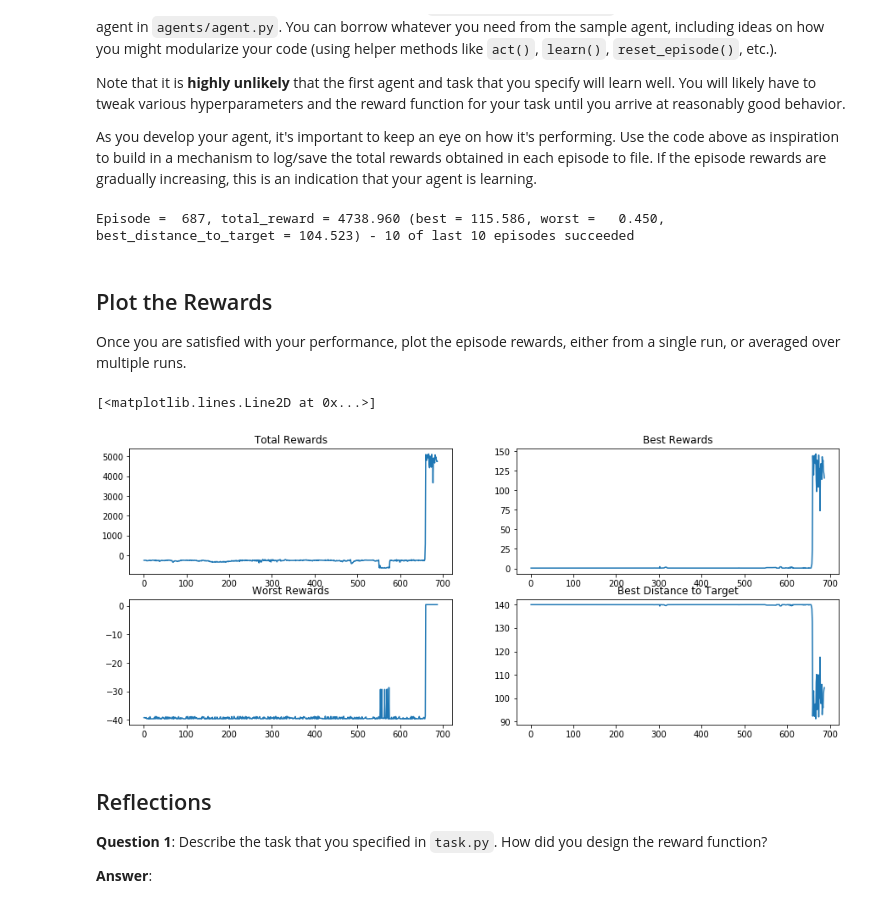
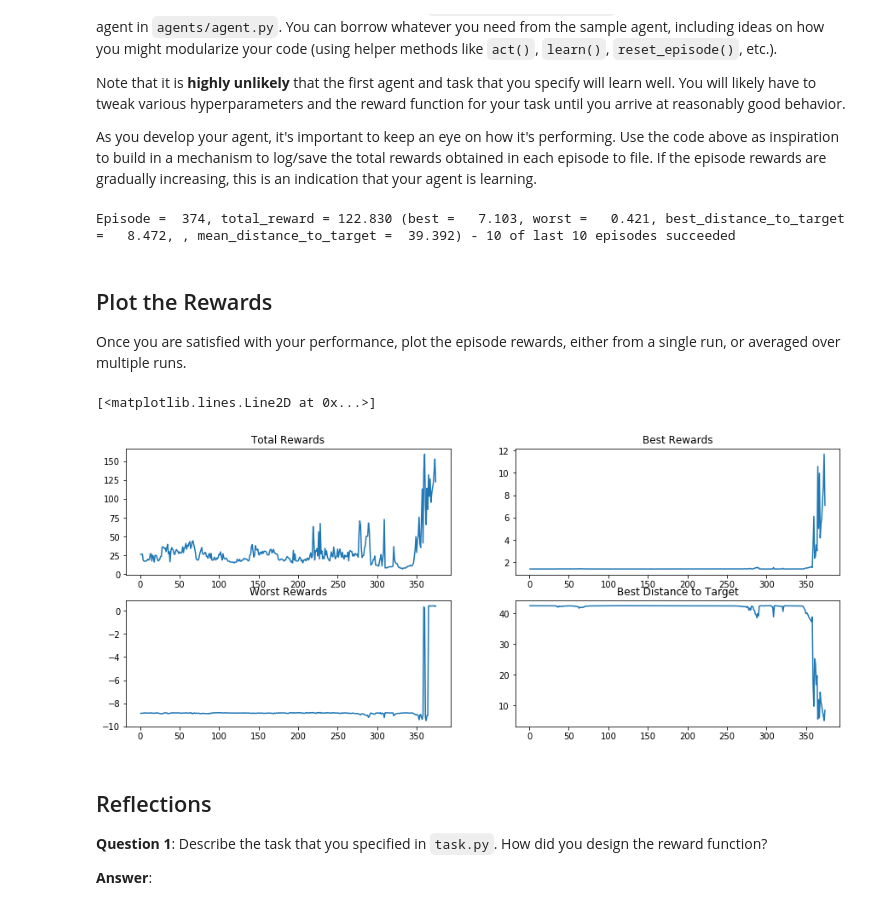
Before and after one commit to treybean/RL-Quadcopter-2, a Jupyter notebook: Quadcopter_Project.ipynb, the cells around one changed output. Saved outputs shown, nothing was run; the diff lists cells and outputs as text; code cells hidden in the pictures.

Commit message:
Successfully trained copter to fly to target for 10 consecutive episodes

```diff
--- a/Quadcopter_Project.ipynb
+++ b/Quadcopter_Project.ipynb
@@ -215,11 +215,18 @@ Note that it is **highly unlikely** that the first agent and task that you speci
 
 As you develop your agent, it's important to keep an eye on how it's performing. Use the code above as inspiration to build in a mechanism to log/save the total rewards obtained in each episode to file.  If the episode rewards are gradually increasing, this is an indication that your agent is learning.
 # %%
+import sys
+import numpy as np
+import pandas as pd
+from task import Task
 from agents.agent import DDPG
 
-num_episodes = 1000
-target_pos = np.array([0., 0., 150.])
-task = Task(target_pos=target_pos)
+import matplotlib.pyplot as plt
+%matplotlib inline
+
+num_episodes = 3000
+target_pos = np.array([10., 10., 50.])
+task = Task(target_pos=target_pos, runtime=10.0)
 agent = DDPG(task)
 
 episodes = []
@@ -229,7 +236,10 @@ for i_episode in range(1, num_episodes+1):
     best_reward = -np.inf
     worst_reward = np.inf
     best_distance_to_target = np.inf
+    mean_distance_to_target = 0
     steps = []
+    distances = []
+    step_count = 0
 
     # start a new episode
     state = agent.reset_episode()
@@ -244,7 +254,11 @@ for i_episode in range(1, num_episodes+1):
         total_reward += reward
         best_reward = max(best_reward, reward)
         worst_reward = min(worst_reward, reward)
-        best_distance_to_target = min(best_distance_to_target, task._distance_to_target())
+        distance_to_target = task._distance_to_target()
+        distances.append(distance_to_target)
+        best_distance_to_target = min(best_distance_to_target, distance_to_target)
+        mean_distance_to_target = (step_count * mean_distance_to_target + distance_to_target) / (step_count + 1)
+        step_count += 1
 
         # Take action
         agent.step(action, reward, next_state, done)
@@ -256,49 +270,51 @@ for i_episode in range(1, num_episodes+1):
                              best_reward,
                              worst_reward,
                              best_distance_to_target,
+                             mean_distance_to_target,
+                             distances,
                              len(steps),
                              steps,
-                             best_reward >= 100)) # Success condition
-            print("\rEpisode = {:4d}, total_reward = {:7.3f} (best = {:7.3f}, worst = {:7.3f}, best_distance_to_target = {:7.3f})".format(
-                i_episode, total_reward, best_reward, worst_reward, best_distance_to_target), end=" - ")  # [debug]
+                             best_distance_to_target <= 15)) # Success condition
+            print("\rEpisode = {:4d}, total_reward = {:7.3f} (best = {:7.3f}, worst = {:7.3f}, best_distance_to_target = {:7.3f}, , mean_distance_to_target = {:7.3f})".format(
+                i_episode, total_reward, best_reward, worst_reward, best_distance_to_target, mean_distance_to_target), end=" - ")  # [debug]
             break
 
     # If last 10 episodes were success, stop exploring
-    last_10_successes = [success for _, _, _, _, _, _, success in episodes[-10:]]
+    last_10_successes = [success for _, _, _, _, _, _, _, _, success in episodes[-10:]]
     print(f"{sum(last_10_successes)} of last 10 episodes succeeded", end="")
     if sum(last_10_successes) == 10:
         break
 
     sys.stdout.flush()
 # %% [output]
-Episode =  687, total_reward = 4738.960 (best = 115.586, worst =   0.450, best_distance_to_target = 104.523) - 10 of last 10 episodes succeeded
+Episode =  374, total_reward = 122.830 (best =   7.103, worst =   0.421, best_distance_to_target =   8.472, , mean_distance_to_target =  39.392) - 10 of last 10 episodes succeeded
 # %% [markdown]
 ## Plot the Rewards
 
 Once you are satisfied with your performance, plot the episode rewards, either from a single run, or averaged over multiple runs.
 # %%
 ## TODO: Plot the rewards.
-total_rewards = [total_reward for total_reward, _, _, _, _, _, _ in episodes]
-best_rewards = [best_reward for _, best_reward, _, _, _, _, _ in episodes]
-worst_rewards = [worst_reward for _, _, worst_reward, _, _, _, _ in episodes]
-best_distances = [best_distance for _, _, _, best_distance, _, _, _ in episodes]
+total_rewards = [total_reward for total_reward, _, _, _, _, _, _, _, _ in episodes]
+best_rewards = [best_reward for _, best_reward, _, _, _, _, _, _, _ in episodes]
+worst_rewards = [worst_reward for _, _, worst_reward, _, _, _, _, _, _ in episodes]
+best_distances = [best_distance for _, _, _, best_distance, _, _, _, _, _ in episodes]
 
 fig, ax = plt.subplots(nrows=2, ncols=2, figsize=(15, 6))
 
 ax[0][0].set_title('Total Rewards')
 ax[0][0].plot(np.arange(1, len(total_rewards) + 1), total_rewards, label='total_rewards')
 
 ax[0][1].set_title('Best Rewards')
 ax[0][1].plot(np.arange(1, len(best_rewards) + 1), best_rewards, label='best_rewards')
 
 ax[1][0].set_title('Worst Rewards')
 ax[1][0].plot(np.arange(1, len(worst_rewards) + 1), worst_rewards, label='worst_rewards')
 
 ax[1][1].set_title('Best Distance to Target')
 ax[1][1].plot(np.arange(1, len(best_distances) + 1), best_distances, label='best_distances')
 # %% [output]
 [<matplotlib.lines.Line2D at 0x...>]
-[figure, old version]
+[figure, new version]
 # %% [markdown]
 ## Reflections
 
```
Also changed, not shown: 2 other files.
